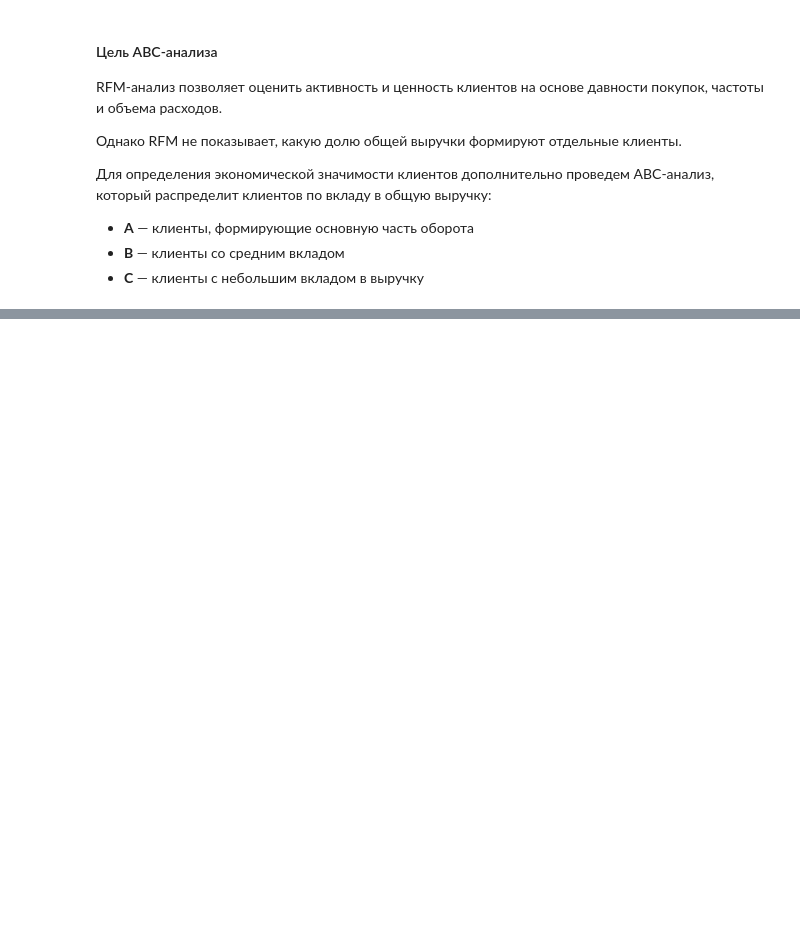
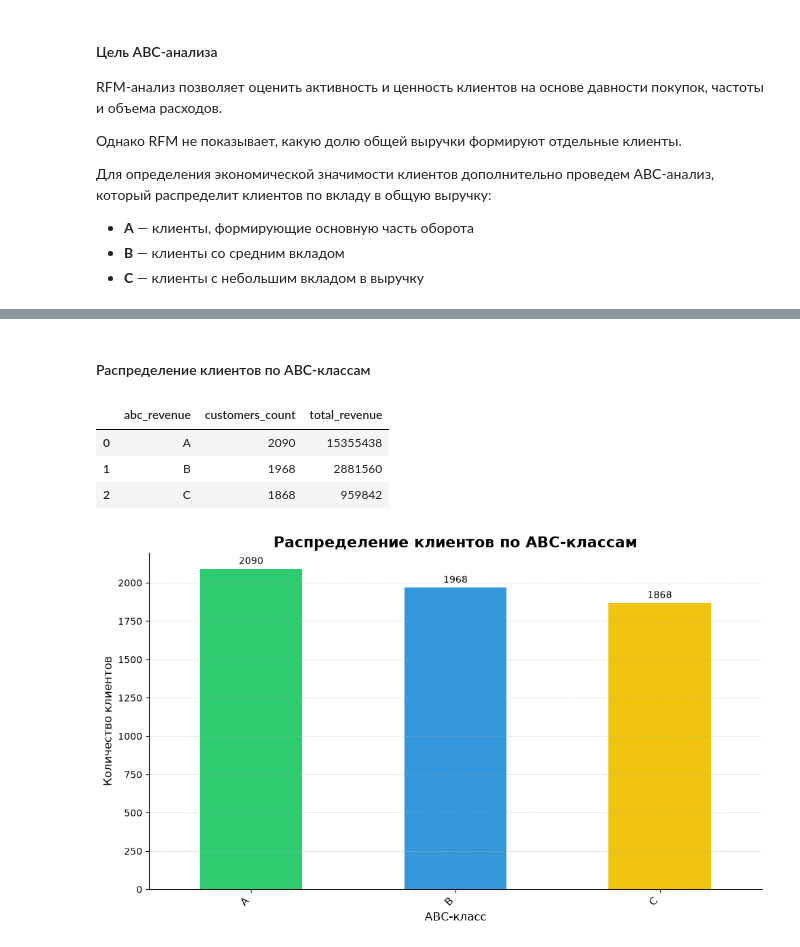
Before and after one commit to artkriukov/portfolio, a Jupyter notebook: projects/rfm-analysis-pharmacy/rfm-pharmacy-analysis.ipynb, the cells around one changed output, grey strips where cells are left out. Saved outputs shown, nothing was run; the diff lists cells and outputs as text; code cells hidden in the pictures; blank space fills up the shorter version.

```diff
--- a/projects/rfm-analysis-pharmacy/rfm-pharmacy-analysis.ipynb
+++ b/projects/rfm-analysis-pharmacy/rfm-pharmacy-analysis.ipynb
@@ -254,3 +283,7 @@ RFM-анализ позволяет оценить активность и це
 - **A** — клиенты, формирующие основную часть оборота
 - **B** — клиенты со средним вкладом
 - **C** — клиенты с небольшим вкладом в выручку
+# %%
+abc_rfm_df = run_sql('abc_revenue')
+abc_rfm_df = abc_rfm_df[['card', 'segment', 'abc_revenue', 'total_revenue','cum_revenue_pct']]
+abc_rfm_df
@@ -256,0 +304,30 @@ RFM-анализ позволяет оценить активность и це
+# %% [markdown]
+#### Распределение клиентов по ABC-классам
+# %%
+abc_count = abc_rfm_df.groupby('abc_revenue') \
+    .agg(
+        customers_count=('card', 'count'),
+        total_revenue=('total_revenue', 'sum')
+    ) \
+    .reset_index()
+
+
+abc_count
+# %% [output]
+|  | abc_revenue | customers_count | total_revenue |
+| 0 | A | 2090 | 15355438 |
+| 1 | B | 1968 | 2881560 |
+| 2 | C | 1868 | 959842 |
+# %%
+draw_plot(
+    abc_count,
+    kind='bar',
+    x='abc_revenue',
+    y='customers_count',
+    legend=False,
+    title='Распределение клиентов по ABC-классам',
+    xlabel='ABC-класс',
+    ylabel='Количество клиентов'
+)
+# %% [output]
+[figure, added]
```
Also changed, not shown: parts of 15 cells of this notebook.
